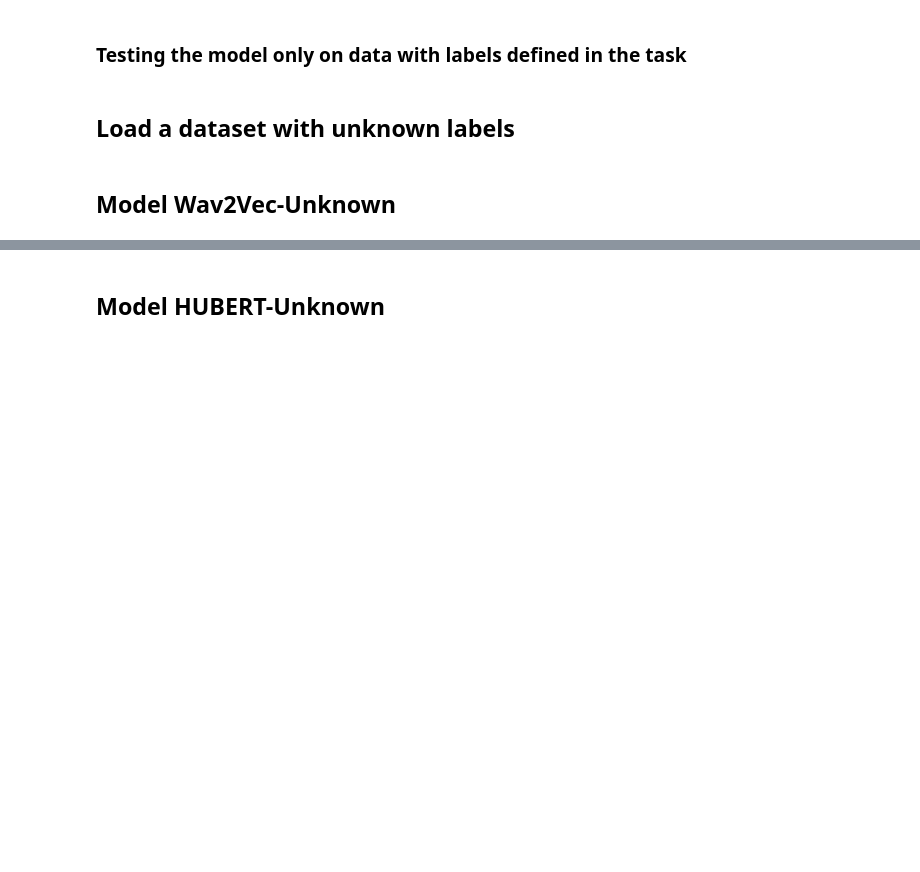
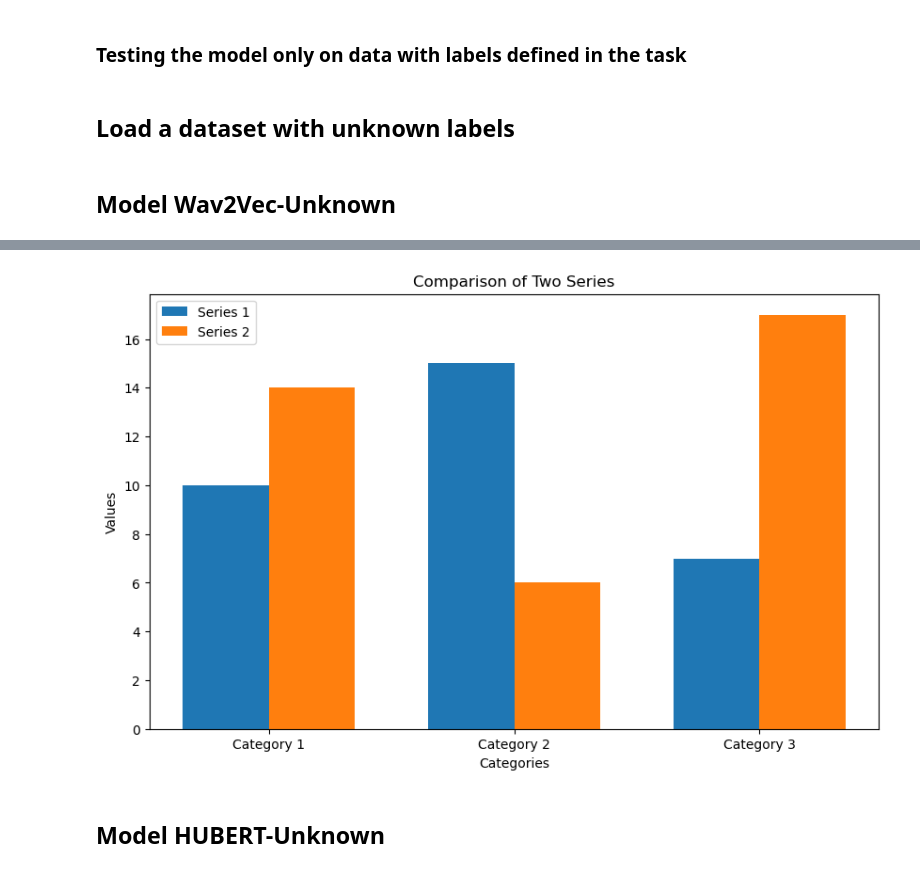
Before and after one commit to wojtek2288/dlm2, a Jupyter notebook: results.ipynb, the cells around one changed output, grey strips where cells are left out. Drawn from its saved outputs; the diff is of its cells as text; code cells hidden in the pictures; blank space fills up the shorter version.

```diff
--- a/results.ipynb
+++ b/results.ipynb
@@ -177,3 +198,35 @@ test_one(data, classifier, model_name)
+# %%
+# Sample data
+categories = ['Category 1', 'Category 2', 'Category 3']
+values_series_1 = [10, 15, 7]
+values_series_2 = [14, 6, 17]
+
+# Set the width of the bar
+bar_width = 0.35
+
+# Set positions of bars
+x = np.arange(len(categories))  # the label locations
+positions_series_1 = x - bar_width / 2  # Bars shifted to the left
+positions_series_2 = x + bar_width / 2  # Bars shifted to the right
+
+# Creating the bar plot
+plt.figure(figsize=(10, 6))
+plt.bar(positions_series_1, values_series_1, width=bar_width, label='Series 1')
+plt.bar(positions_series_2, values_series_2, width=bar_width, label='Series 2')
+
+# Adding labels and title
+plt.xlabel('Categories')
+plt.ylabel('Values')
+plt.title('Comparison of Two Series')
+plt.xticks(x, categories)  # Set text labels and properties.
+
+# Adding a legend
+plt.legend()
+
+# Display the plot
+plt.show()
+# %% [output]
+[figure, added]
 # %% [markdown]
 ## Model HUBERT-Unknown
 # %%
```
Also changed, not shown: parts of 5 cells of this notebook.
